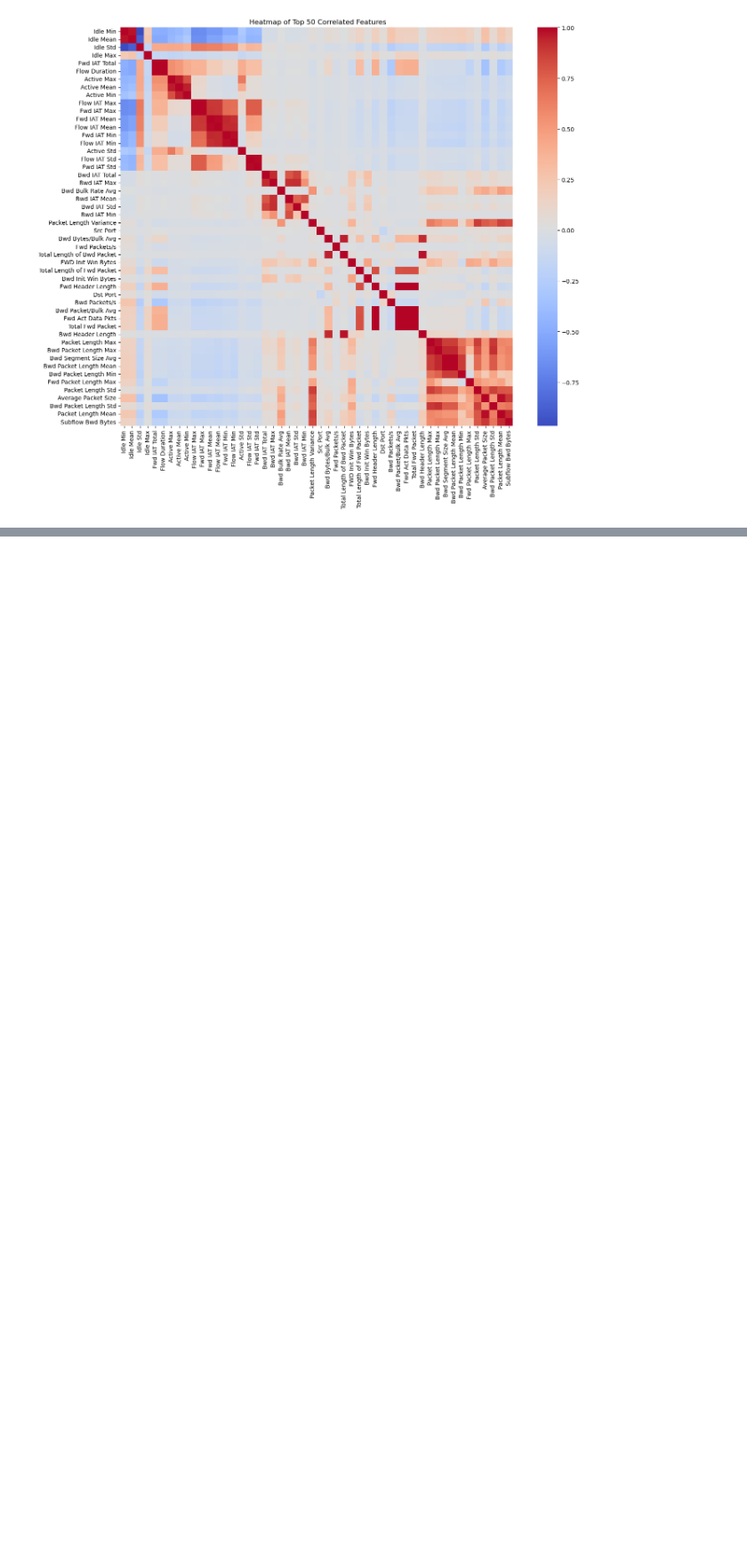
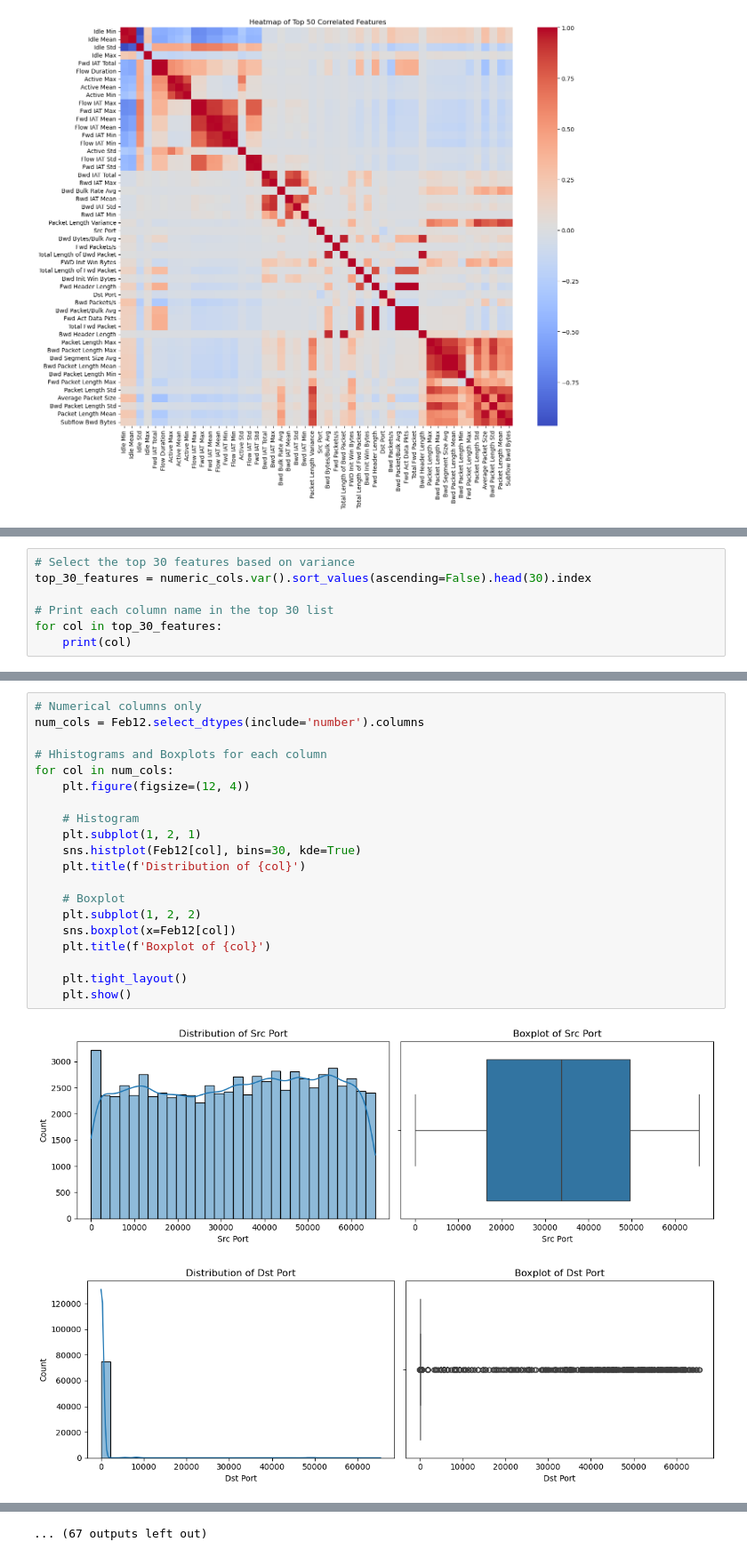
Before and after one commit to Totally-Kyle/The-CyberChase, a Jupyter notebook: EDA.ipynb, the cells around one changed output, grey strips where cells are left out. Shown at 89% size. Saved outputs shown, nothing was run; the diff lists cells and outputs as text; blank space fills up the shorter version.

```diff
--- a/EDA.ipynb
+++ b/EDA.ipynb
@@ -143,0 +260,7 @@ plt.show()
+# %%
+# Select the top 30 features based on variance
+top_30_features = numeric_cols.var().sort_values(ascending=False).head(30).index
+
+# Print each column name in the top 30 list
+for col in top_30_features:
+    print(col)
@@ -143,0 +285,23 @@ plt.show()
+# %%
+# Numerical columns only
+num_cols = Feb12.select_dtypes(include='number').columns
+
+# Hhistograms and Boxplots for each column
+for col in num_cols:
+    plt.figure(figsize=(12, 4))
+
+    # Histogram
+    plt.subplot(1, 2, 1)
+    sns.histplot(Feb12[col], bins=30, kde=True)
+    plt.title(f'Distribution of {col}')
+
+    # Boxplot
+    plt.subplot(1, 2, 2)
+    sns.boxplot(x=Feb12[col])
+    plt.title(f'Boxplot of {col}')
+
+    plt.tight_layout()
+    plt.show()
+# %% [output]
+[figure, added]
+[figure, added]
@@ -143,0 +318 @@ plt.show()
+... (67 outputs left out)
```
Also changed, not shown: parts of 12 cells of this notebook.
